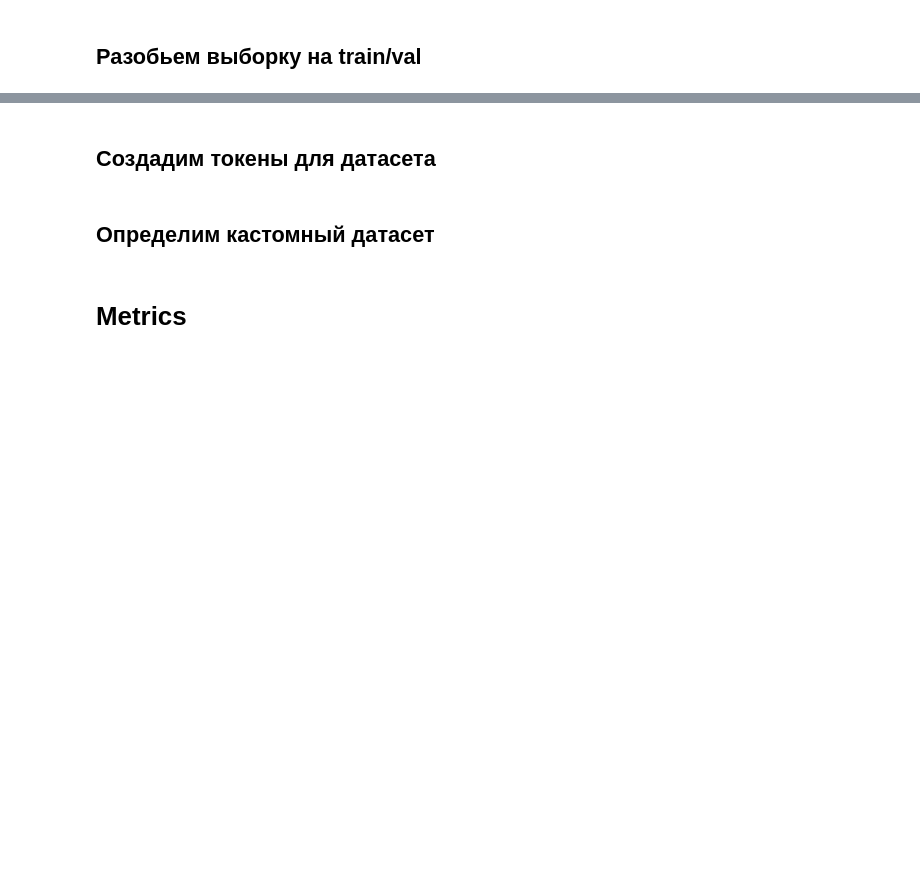
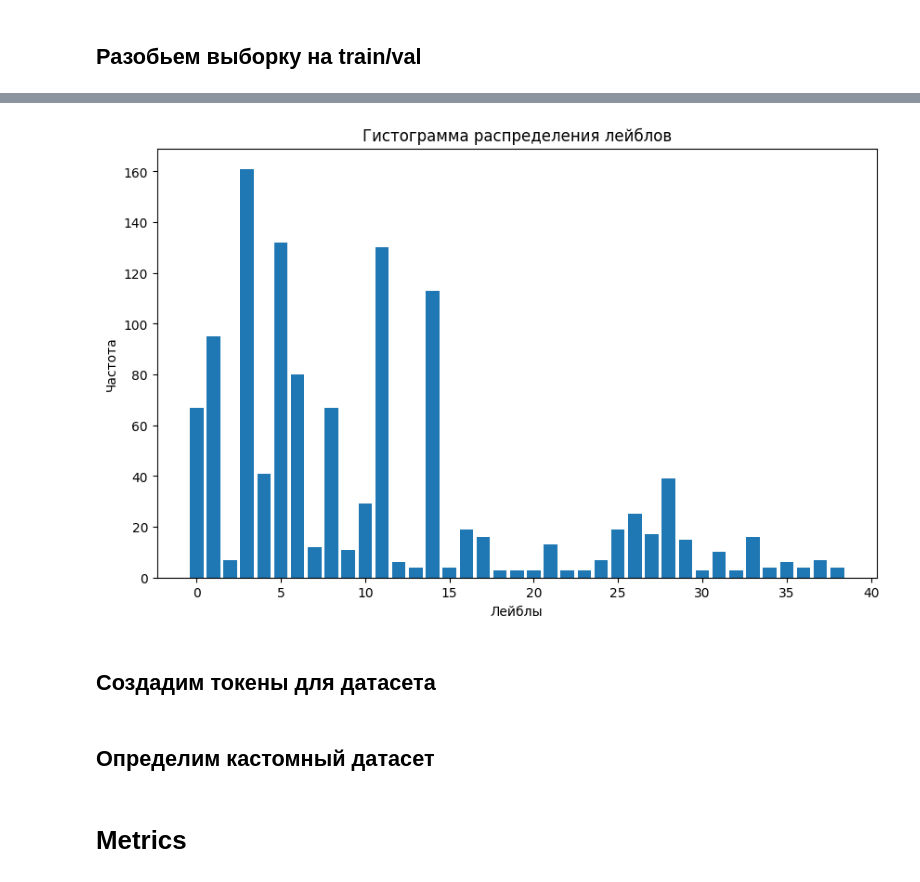
Before and after one commit to clown-devs/AI-QA-Helper, a Jupyter notebook: baseline/rag/classification-model.ipynb, the cells around one changed output, grey strips where cells are left out. Cells and saved outputs as stored; diff of their text form; code cells hidden in the pictures; blank space fills up the shorter version.

```diff
--- a/baseline/rag/classification-model.ipynb
+++ b/baseline/rag/classification-model.ipynb
@@ -29,6 +29,7 @@ data = pd.concat([
     negative_examples[['question', 'answer', 'Классификатор 1 уровня', 'Классификатор 2 уровня']]
 ])
 
-data.head(5)
-len(data)
+data = data.drop_duplicates(subset=data.columns)
+print(len(data))
+data.head(10)
 # %% [output]
@@ -59,0 +50,3 @@ id2label = {i: k for i, k in enumerate(id2label)}
+# %%
+unique_pairs = data[['Классификатор 1 уровня', 'Классификатор 2 уровня']].drop_duplicates()
+unique_pairs
@@ -67,3 +94,15 @@ train_texts, test_texts, train_labels, test_labels = train_test_split(texts, lab
+# %%
+# Распределение классов неравномерное
+unique, counts = np.unique(labels, return_counts=True)
+
+plt.figure(figsize=(10, 6))
+plt.bar(unique, counts)
+plt.title('Гистограмма распределения лейблов')
+plt.xlabel('Лейблы')
+plt.ylabel('Частота')
+plt.show()
+# %% [output]
+[figure, added]
 # %% [markdown]
 ## Создадим токены для датасета
 # %%
```
Also changed, not shown: parts of 20 cells of this notebook.
